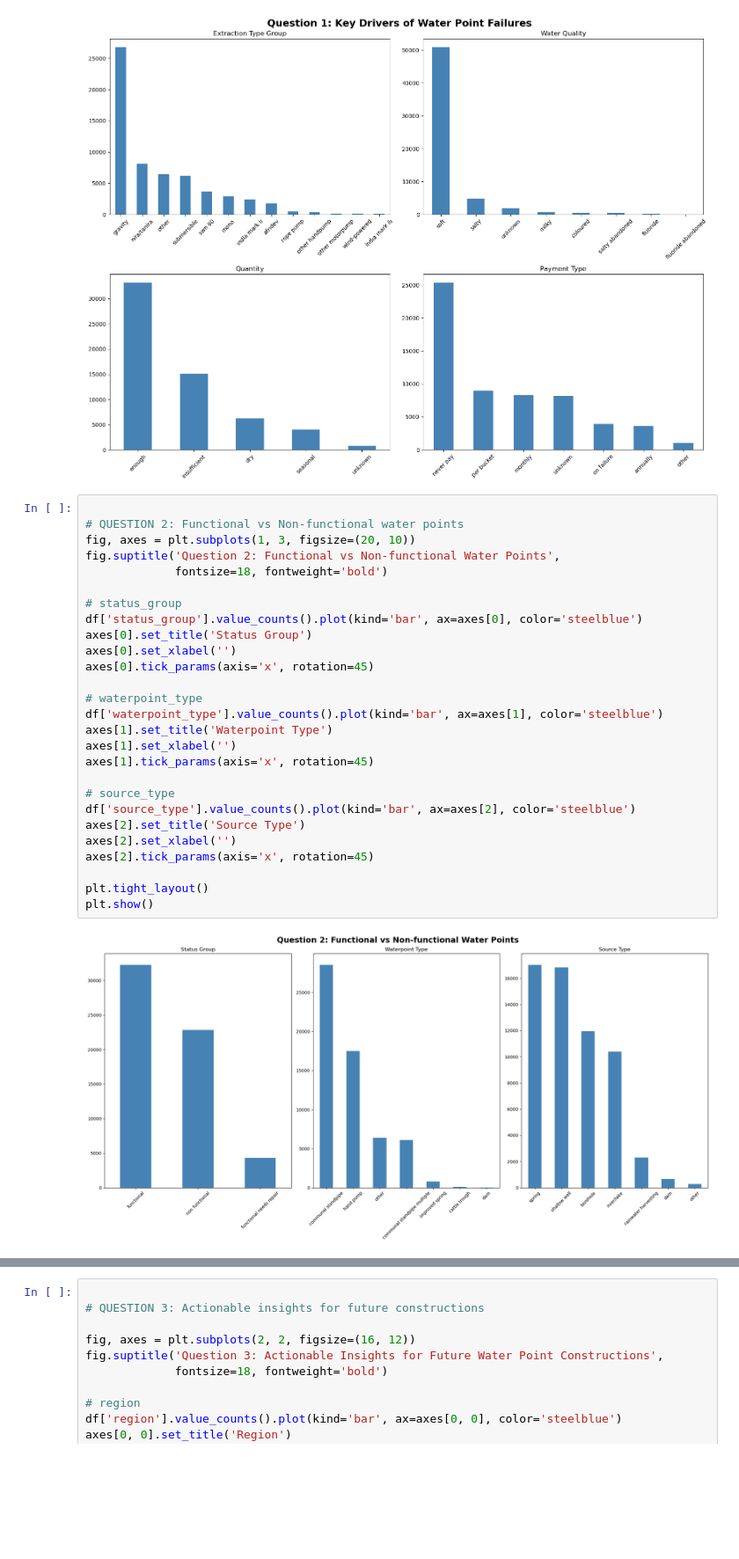
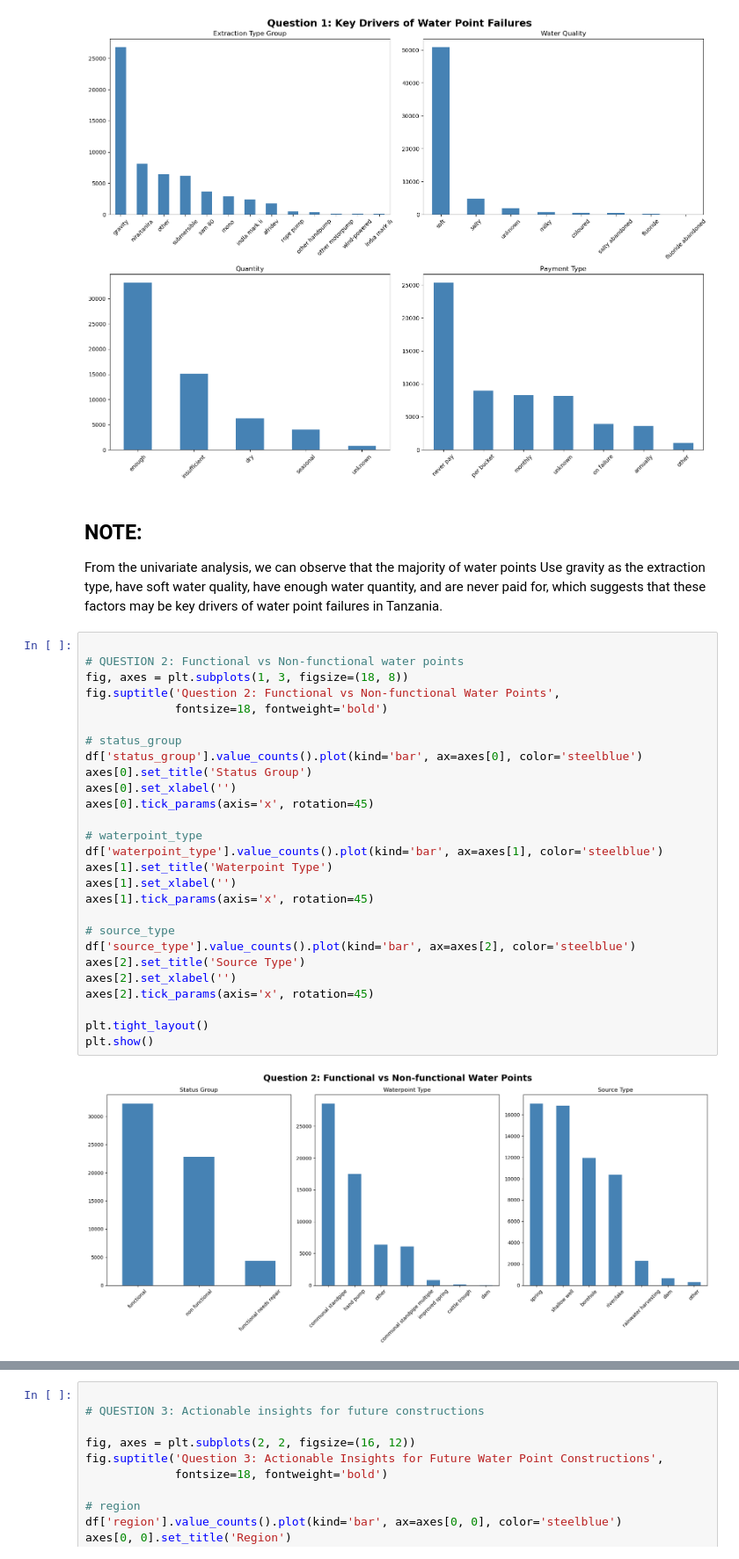
Before and after one commit to nduvawinnie/TANZANIAN_WATERWELL_PREDICTIVE_MODEL_REVIEW_1, a Jupyter notebook: PHASE_3_PROJECT/Tanzanian_water_wells.ipynb, the cells around one changed output, grey strips where cells are left out. Shown at 88% size. Drawn from its saved outputs; the diff is of its cells as text; blank space fills up the shorter version.

```diff
--- a/PHASE_3_PROJECT/Tanzanian_water_wells.ipynb
+++ b/PHASE_3_PROJECT/Tanzanian_water_wells.ipynb
@@ -1081,32 +1087,38 @@ plt.tight_layout()
 plt.show()
 # %% [output]
 [figure]
+# %% [markdown]
+## NOTE:
+From the univariate analysis, we can observe that the majority of water points
+Use gravity as the extraction type, have soft water quality, have enough water
+quantity, and are never paid for, which suggests that these factors may be
+key drivers of water point failures in Tanzania.
 # %%
 
 # QUESTION 2: Functional vs Non-functional water points
-fig, axes = plt.subplots(1, 3, figsize=(20, 10))
+fig, axes = plt.subplots(1, 3, figsize=(18, 8))
 fig.suptitle('Question 2: Functional vs Non-functional Water Points',
              fontsize=18, fontweight='bold')
 
 # status_group
 df['status_group'].value_counts().plot(kind='bar', ax=axes[0], color='steelblue')
 axes[0].set_title('Status Group')
 axes[0].set_xlabel('')
 axes[0].tick_params(axis='x', rotation=45)
 
 # waterpoint_type
 df['waterpoint_type'].value_counts().plot(kind='bar', ax=axes[1], color='steelblue')
 axes[1].set_title('Waterpoint Type')
 axes[1].set_xlabel('')
 axes[1].tick_params(axis='x', rotation=45)
 
 # source_type
 df['source_type'].value_counts().plot(kind='bar', ax=axes[2], color='steelblue')
 axes[2].set_title('Source Type')
 axes[2].set_xlabel('')
 axes[2].tick_params(axis='x', rotation=45)
 
 plt.tight_layout()
 plt.show()
 # %% [output]
-[figure, old version]
+[figure, new version]
```
Also changed, not shown: parts of 35 cells of this notebook.
